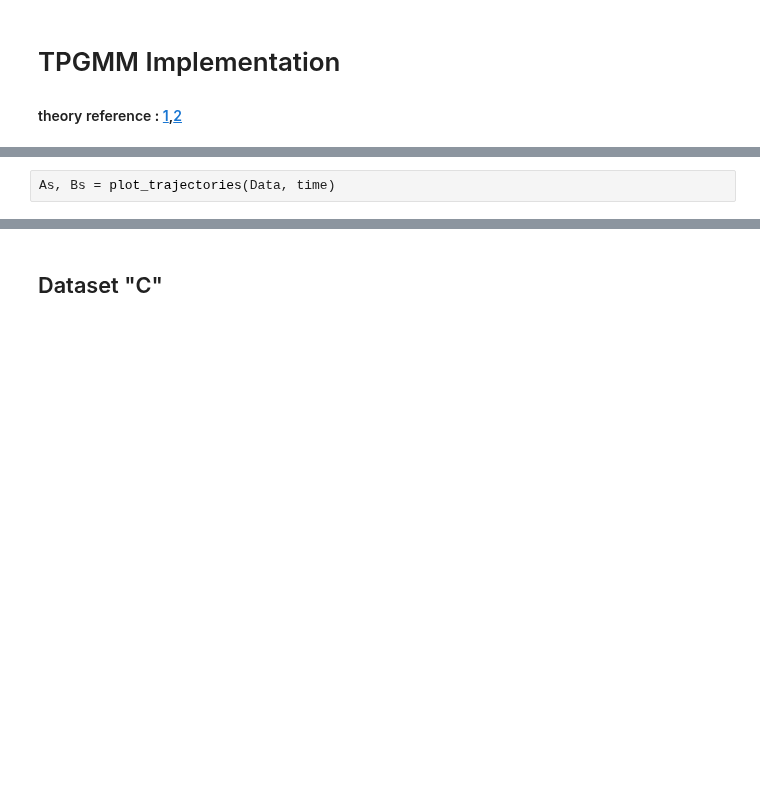
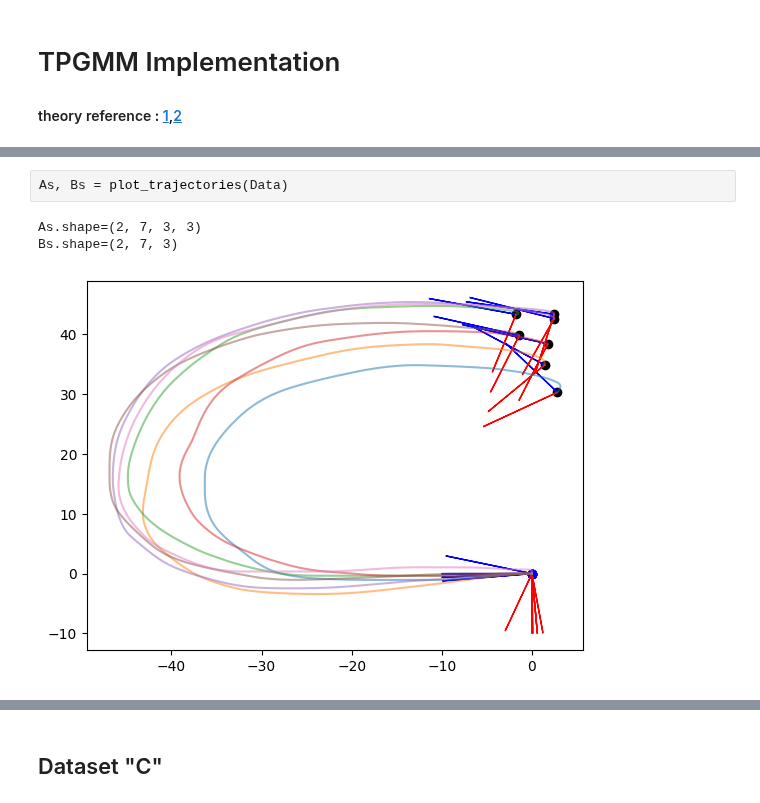
Before and after one commit to AshrithSagar/CP321-ILR-2025, a Jupyter notebook: Assignments/Assignment-3_7/Assignment9_TP_GMM.ipynb, the cells around one changed output, grey strips where cells are left out. Cells and saved outputs as stored; diff of their text form; blank space fills up the shorter version.

```diff
--- a/Assignments/Assignment-3_7/Assignment9_TP_GMM.ipynb
+++ b/Assignments/Assignment-3_7/Assignment9_TP_GMM.ipynb
@@ -17,5 +19,9 @@ Data, time = load_data3("c")
 # %%
-As, Bs = plot_trajectories(Data, time)
+As, Bs = plot_trajectories(Data)
+# %% [output]
+As.shape=(2, 7, 3, 3)
+Bs.shape=(2, 7, 3)
+[figure, added]
 # %%
 mp = TPGMM(As, Bs, 4)
 mp.fit(Data)
```
Also changed, not shown: parts of 4 cells of this notebook, 1 other file.
